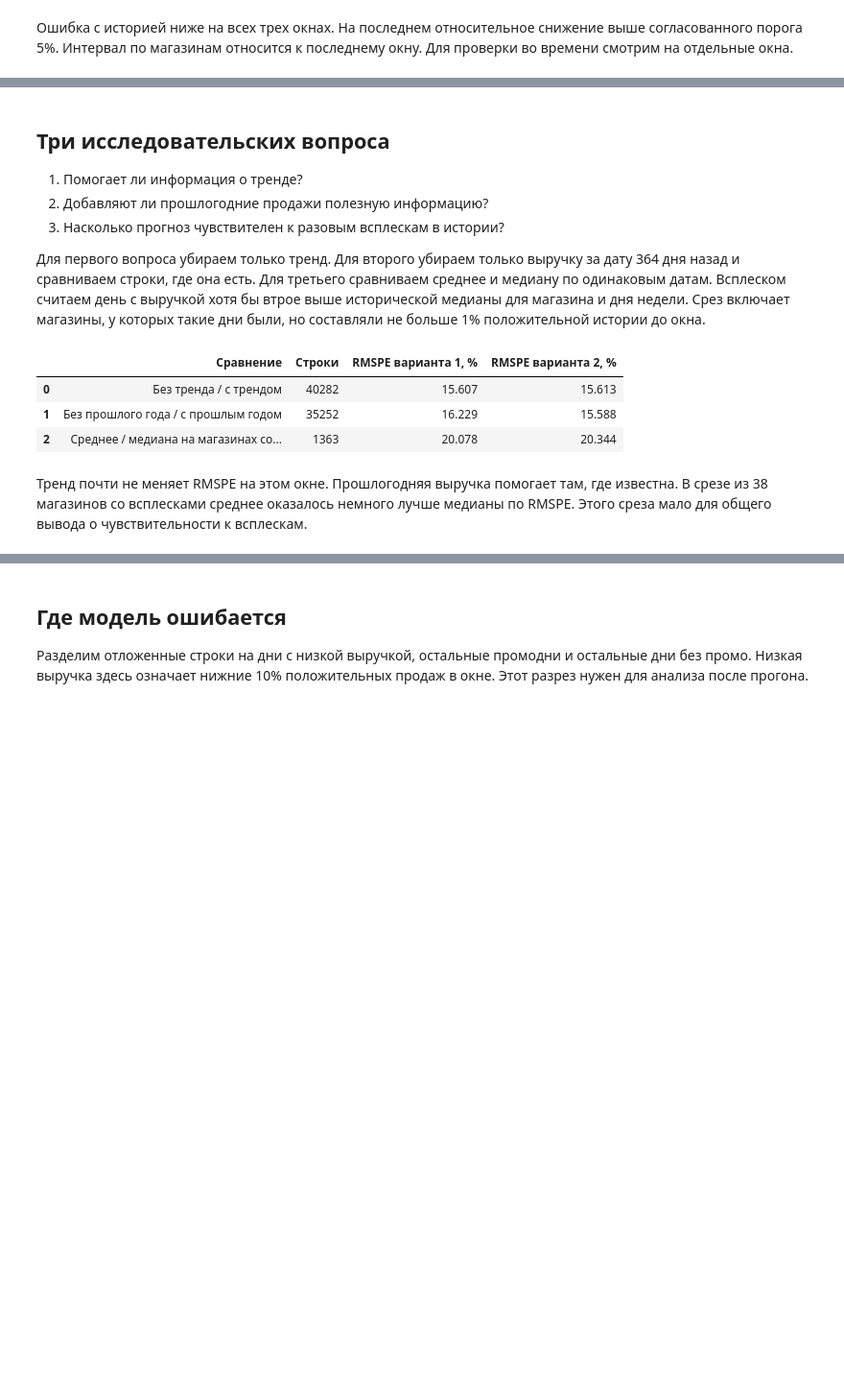
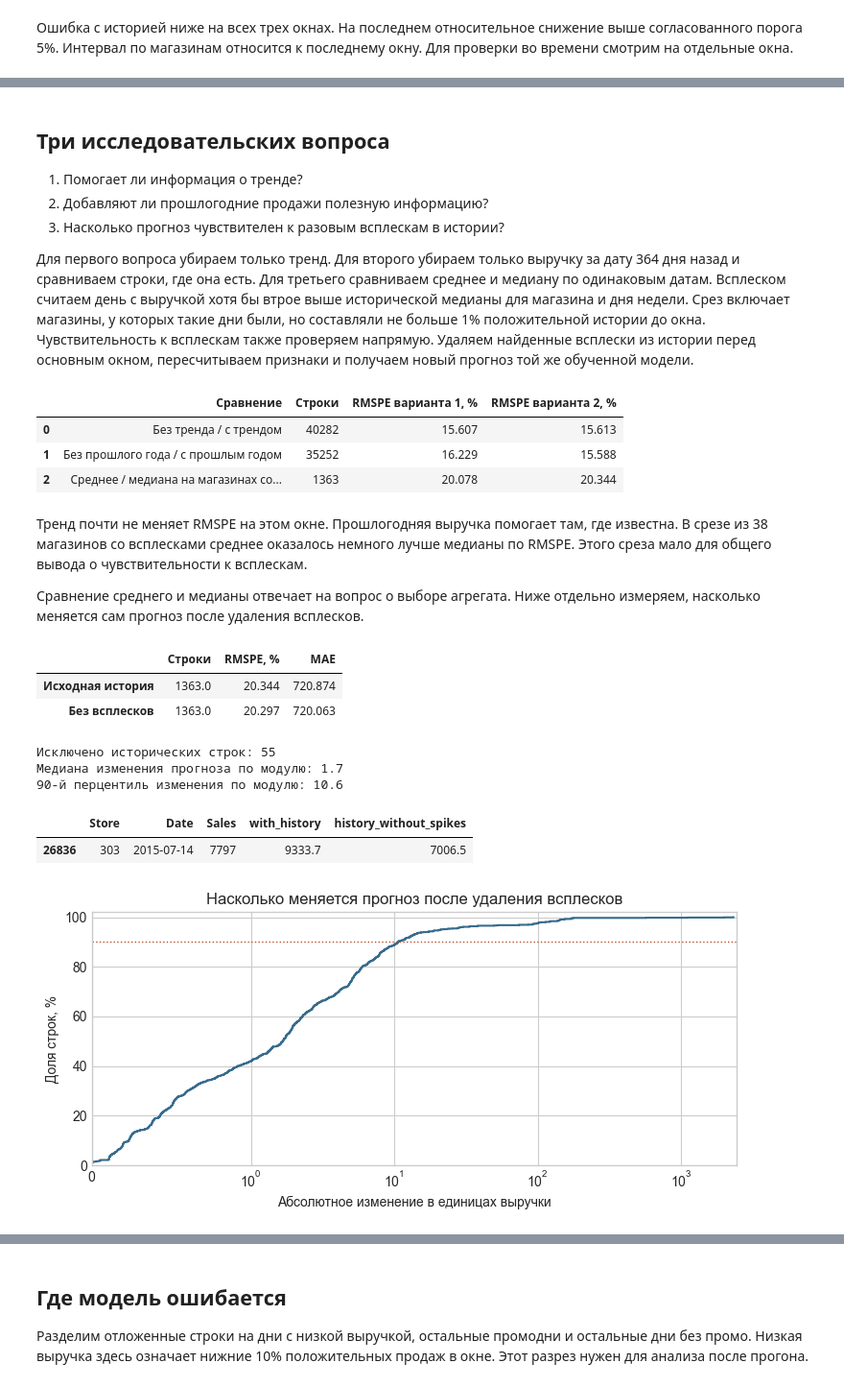
Before and after one commit to PikaChuChuMF/RnD-ML-Course-2026-2, a Jupyter notebook: notebooks/analysis.ipynb, the cells around one changed output, grey strips where cells are left out. Shown at 96% size. Cells and saved outputs as stored; diff of their text form; code cells hidden in the pictures; blank space fills up the shorter version.

Commit message:
Clarify evaluation and test forecast sensitivity

```diff
--- a/notebooks/analysis.ipynb
+++ b/notebooks/analysis.ipynb
@@ -111,6 +152,7 @@ plt.show()
 Для первого вопроса убираем только тренд. Для второго убираем только выручку за дату 364 дня назад и сравниваем строки, где она есть.
 Для третьего сравниваем среднее и медиану по одинаковым датам. Всплеском считаем день с выручкой хотя бы втрое выше исторической медианы для магазина и дня недели.
 Срез включает магазины, у которых такие дни были, но составляли не больше 1% положительной истории до окна.
+Чувствительность к всплескам также проверяем напрямую. Удаляем найденные всплески из истории перед основным окном, пересчитываем признаки и получаем новый прогноз той же обученной модели.
 # %%
 labels = {
     "trend": "Без тренда / с трендом",
@@ -135,3 +177,47 @@ display(pd.DataFrame(checks).round(3))
 # %% [markdown]
 Тренд почти не меняет RMSPE на этом окне. Прошлогодняя выручка помогает там, где известна.
 В срезе из 38 магазинов со всплесками среднее оказалось немного лучше медианы по RMSPE. Этого среза мало для общего вывода о чувствительности к всплескам.
+
+Сравнение среднего и медианы отвечает на вопрос о выборе агрегата. Ниже отдельно измеряем, насколько меняется сам прогноз после удаления всплесков.
+# %%
+stress = report["spike_sensitivity"]
+comparison = pd.DataFrame({
+    "Исходная история": stress["original"],
+    "Без всплесков": stress["without_spikes"],
+}).T
+comparison["rmspe"] *= 100
+display(comparison.rename(columns={"rows": "Строки", "rmspe": "RMSPE, %", "mae": "MAE"}).round(3))
+
+print(f'Исключено исторических строк: {stress["removed_rows"]}')
+print(f'Медиана изменения прогноза по модулю: {stress["median_absolute_change"]:.1f}')
+print(f'90-й перцентиль изменения по модулю: {stress["p90_absolute_change"]:.1f}')
+
+changed = scored.dropna(subset=["history_without_spikes"])
+change = (changed["history_without_spikes"] - changed["with_history"]).abs().sort_values()
+largest = changed.loc[[change.idxmax()], ["Store", "Date", "Sales", "with_history", "history_without_spikes"]]
+display(largest.round(1))
+
+fig, ax = plt.subplots(figsize=(7.5, 3.6))
+share = 100 * change.rank(method="max", pct=True)
+ax.step(change, share, where="post", color="#376b8d")
+ax.axhline(90, color="#ba4e28", linestyle=":", linewidth=1)
+ax.set_xscale("symlog", linthresh=1)
+ax.set(
+    xlim=(0, None),
+    ylim=(0, 102),
+    title="Насколько меняется прогноз после удаления всплесков",
+    xlabel="Абсолютное изменение в единицах выручки",
+    ylabel="Доля строк, %",
+)
+plt.tight_layout()
+plt.show()
+# %% [output]
+|  | Строки | RMSPE, % | MAE |
+| Исходная история | 1363.0 | 20.344 | 720.874 |
+| Без всплесков | 1363.0 | 20.297 | 720.063 |
+Исключено исторических строк: 55
+Медиана изменения прогноза по модулю: 1.7
+90-й перцентиль изменения по модулю: 10.6
+|  | Store | Date | Sales | with_history | history_without_spikes |
+| 26836 | 303 | 2015-07-14 | 7797 | 9333.7 | 7006.5 |
+[figure, added]
```
Also changed, not shown: parts of 9 cells of this notebook, 5 other files.
